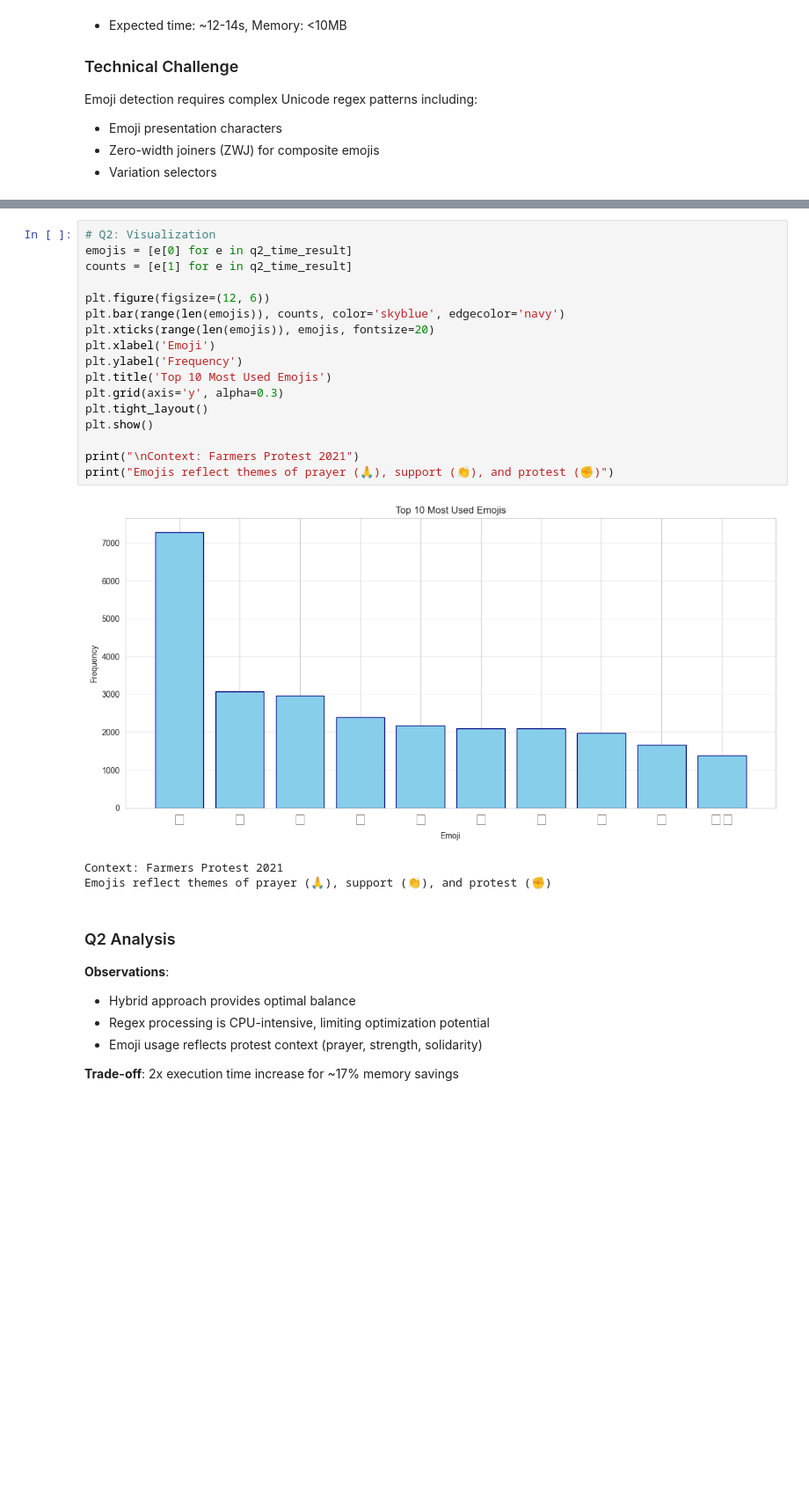
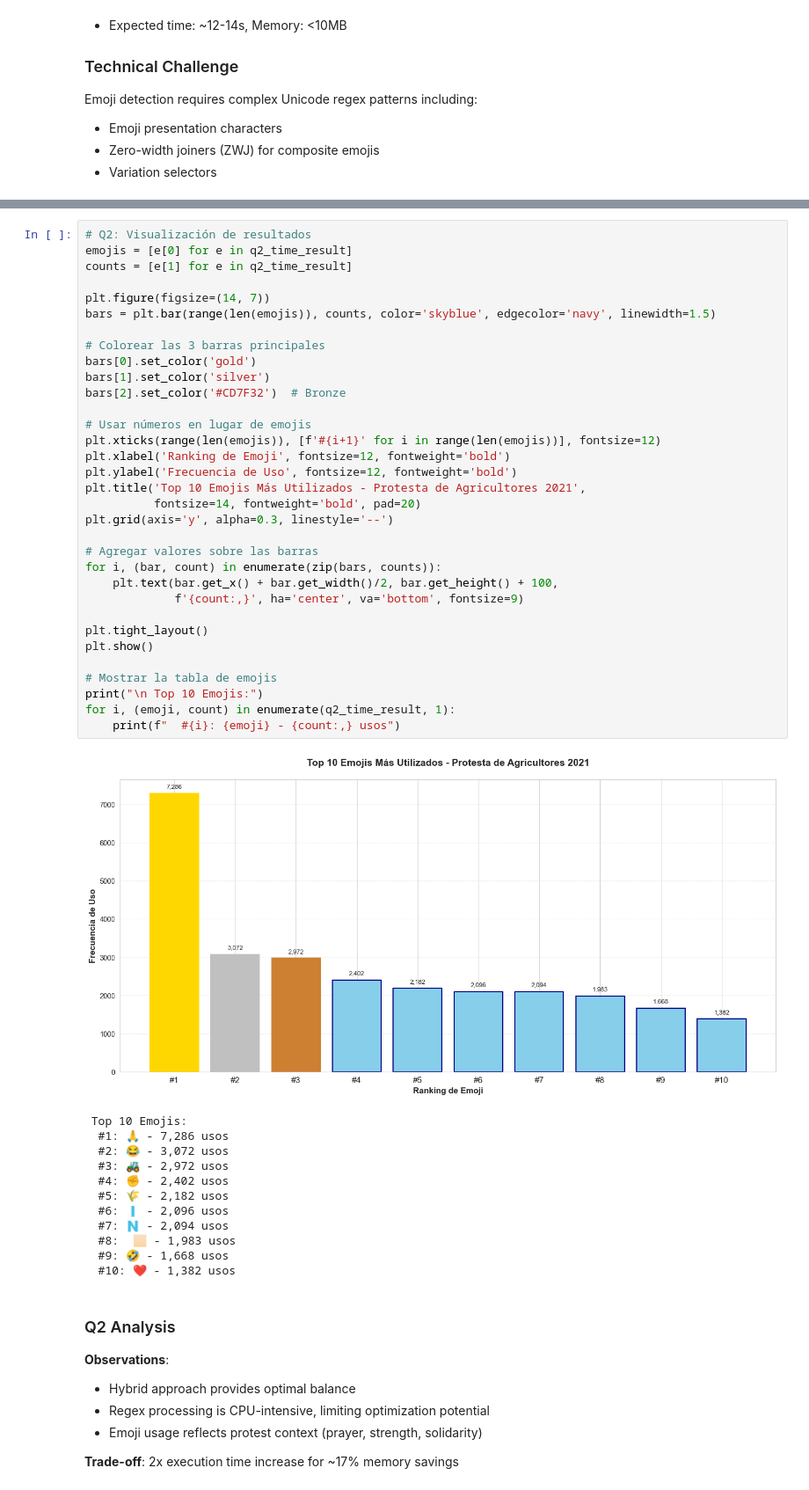
Before and after one commit to diegoamb03/data-engineer-challenge, a Jupyter notebook: src/challenge_en.ipynb, the cells around one changed output, grey strips where cells are left out. Shown at 88% size. Saved outputs shown, nothing was run; the diff lists cells and outputs as text; blank space fills up the shorter version.

```diff
--- a/src/challenge_en.ipynb
+++ b/src/challenge_en.ipynb
@@ -274,26 +274,51 @@ Speedup: 3.38x
 
 Validation: PASSED - Results are identical
 # %%
-# Q2: Visualization
+# Q2: Visualización de resultados
 emojis = [e[0] for e in q2_time_result]
 counts = [e[1] for e in q2_time_result]
 
-plt.figure(figsize=(12, 6))
-plt.bar(range(len(emojis)), counts, color='skyblue', edgecolor='navy')
-plt.xticks(range(len(emojis)), emojis, fontsize=20)
-plt.xlabel('Emoji')
-plt.ylabel('Frequency')
-plt.title('Top 10 Most Used Emojis')
-plt.grid(axis='y', alpha=0.3)
+plt.figure(figsize=(14, 7))
+bars = plt.bar(range(len(emojis)), counts, color='skyblue', edgecolor='navy', linewidth=1.5)
+
+# Colorear las 3 barras principales
+bars[0].set_color('gold')
+bars[1].set_color('silver')
+bars[2].set_color('#CD7F32')  # Bronze
+
+# Usar números en lugar de emojis
+plt.xticks(range(len(emojis)), [f'#{i+1}' for i in range(len(emojis))], fontsize=12)
+plt.xlabel('Ranking de Emoji', fontsize=12, fontweight='bold')
+plt.ylabel('Frecuencia de Uso', fontsize=12, fontweight='bold')
+plt.title('Top 10 Emojis Más Utilizados - Protesta de Agricultores 2021',
+          fontsize=14, fontweight='bold', pad=20)
+plt.grid(axis='y', alpha=0.3, linestyle='--')
+
+# Agregar valores sobre las barras
+for i, (bar, count) in enumerate(zip(bars, counts)):
+    plt.text(bar.get_x() + bar.get_width()/2, bar.get_height() + 100,
+             f'{count:,}', ha='center', va='bottom', fontsize=9)
+
 plt.tight_layout()
 plt.show()
 
-print("\nContext: Farmers Protest 2021")
-print("Emojis reflect themes of prayer (🙏), support (👏), and protest (✊)")
+# Mostrar la tabla de emojis
+print("\n Top 10 Emojis:")
+for i, (emoji, count) in enumerate(q2_time_result, 1):
+    print(f"  #{i}: {emoji} - {count:,} usos")
 # %% [output]
-[figure, old version]
+[figure, new version]
-Context: Farmers Protest 2021
-Emojis reflect themes of prayer (🙏), support (👏), and protest (✊)
+ Top 10 Emojis:
+  #1: 🙏 - 7,286 usos
+  #2: 😂 - 3,072 usos
+  #3: 🚜 - 2,972 usos
+  #4: ✊ - 2,402 usos
+  #5: 🌾 - 2,182 usos
+  #6: 🇮 - 2,096 usos
+  #7: 🇳 - 2,094 usos
+  #8: 🏻 - 1,983 usos
+  #9: 🤣 - 1,668 usos
+  #10: ❤️ - 1,382 usos
 # %% [markdown]
 ### Q2 Analysis
 
```
Also changed, not shown: parts of 11 cells of this notebook, 1 other file.
